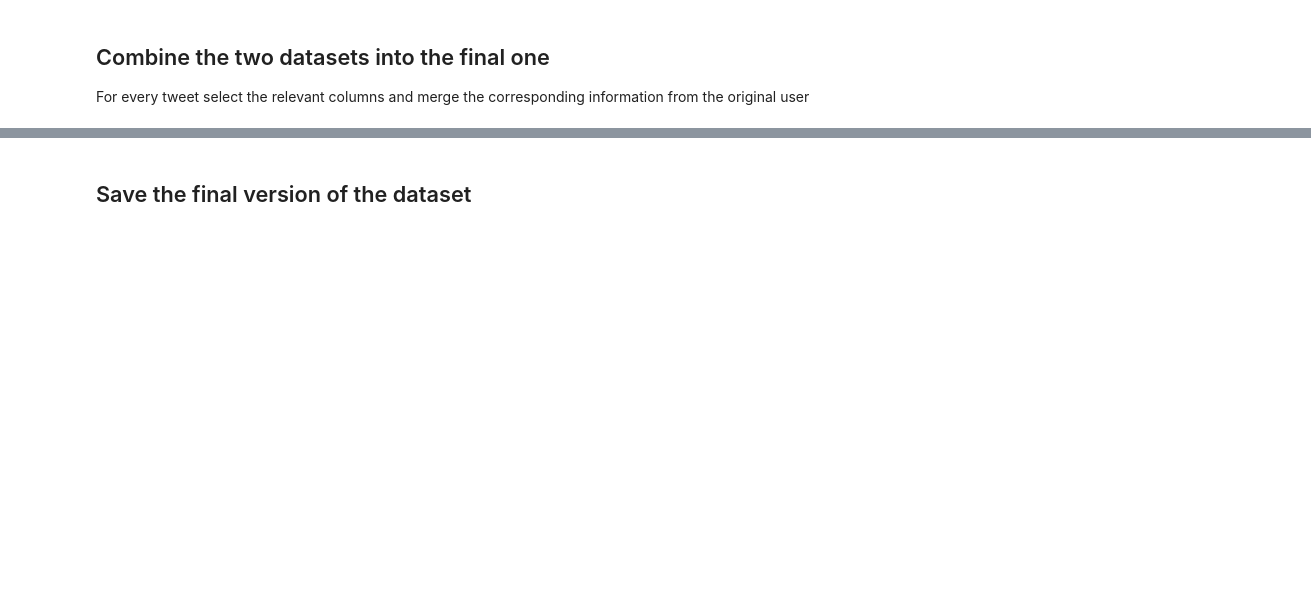
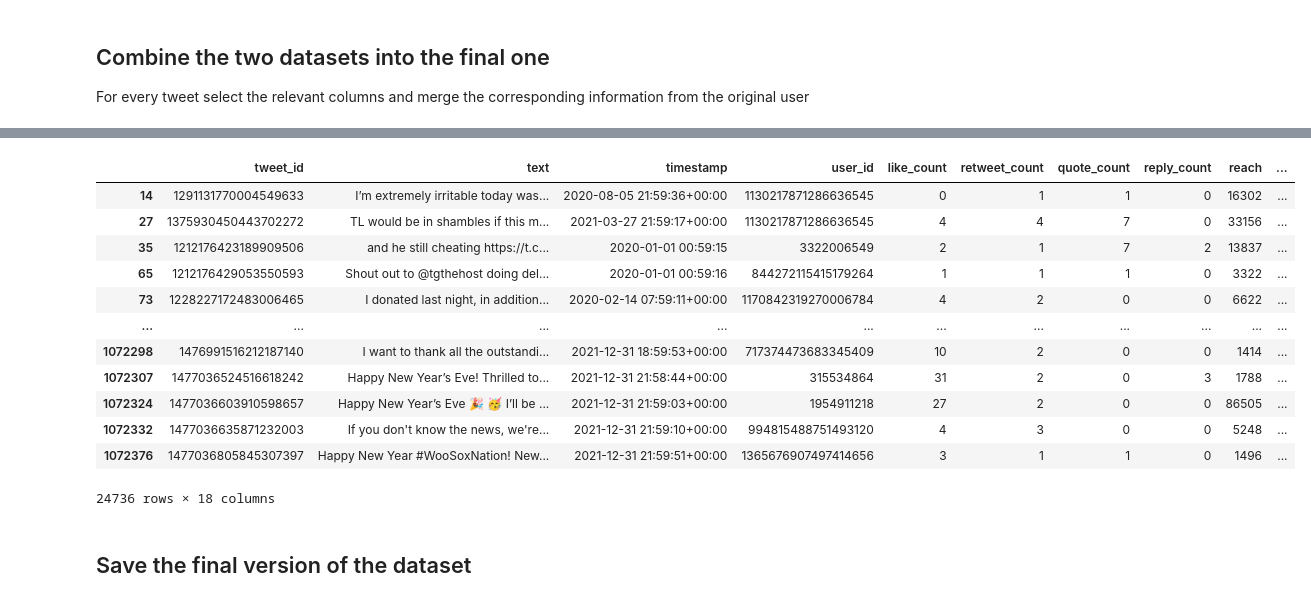
Before and after one commit to MiguelDordio/InformationFlow, a Jupyter notebook: Twitter/analysis/prepare_final_dataset.ipynb, the cells around one changed output, grey strips where cells are left out. Cells and saved outputs as stored; diff of their text form; code cells hidden in the pictures; blank space fills up the shorter version.

```diff
--- a/Twitter/analysis/prepare_final_dataset.ipynb
+++ b/Twitter/analysis/prepare_final_dataset.ipynb
@@ -339,3 +396,19 @@ df_popularity.head(5)
+# %%
+t[t['followers'] != t['reach']]
+# %% [output]
+|  | tweet_id | text | timestamp | user_id | like_count | retweet_count | quote_count | reply_count | reach | ... |
+| 14 | 1291131770004549633 | I’m extremely irritable today was... | 2020-08-05 21:59:36+00:00 | 1130217871286636545 | 0 | 1 | 1 | 0 | 16302 | ... |
+| 27 | 1375930450443702272 | TL would be in shambles if this m... | 2021-03-27 21:59:17+00:00 | 1130217871286636545 | 4 | 4 | 7 | 0 | 33156 | ... |
+| 35 | 1212176423189909506 | and he still cheating https://t.c... | 2020-01-01 00:59:15 | 3322006549 | 2 | 1 | 7 | 2 | 13837 | ... |
+| 65 | 1212176429053550593 | Shout out to @tgthehost doing del... | 2020-01-01 00:59:16 | 844272115415179264 | 1 | 1 | 1 | 0 | 3322 | ... |
+| 73 | 1228227172483006465 | I donated last night, in addition... | 2020-02-14 07:59:11+00:00 | 1170842319270006784 | 4 | 2 | 0 | 0 | 6622 | ... |
+| ... | ... | ... | ... | ... | ... | ... | ... | ... | ... | ... |
+| 1072298 | 1476991516212187140 | I want to thank all the outstandi... | 2021-12-31 18:59:53+00:00 | 717374473683345409 | 10 | 2 | 0 | 0 | 1414 | ... |
+| 1072307 | 1477036524516618242 | Happy New Year’s Eve! Thrilled to... | 2021-12-31 21:58:44+00:00 | 315534864 | 31 | 2 | 0 | 3 | 1788 | ... |
+| 1072324 | 1477036603910598657 | Happy New Year’s Eve 🎉 🥳 I’ll be ... | 2021-12-31 21:59:03+00:00 | 1954911218 | 27 | 2 | 0 | 0 | 86505 | ... |
+| 1072332 | 1477036635871232003 | If you don't know the news, we're... | 2021-12-31 21:59:10+00:00 | 994815488751493120 | 4 | 3 | 0 | 0 | 5248 | ... |
+| 1072376 | 1477036805845307397 | Happy New Year #WooSoxNation! New... | 2021-12-31 21:59:51+00:00 | 1365676907497414656 | 3 | 1 | 1 | 0 | 1496 | ... |
+24736 rows × 18 columns
 # %% [markdown]
 ## Save the final version of the dataset
 # %%
```
Also changed, not shown: parts of 15 cells of this notebook, 1 other file.
